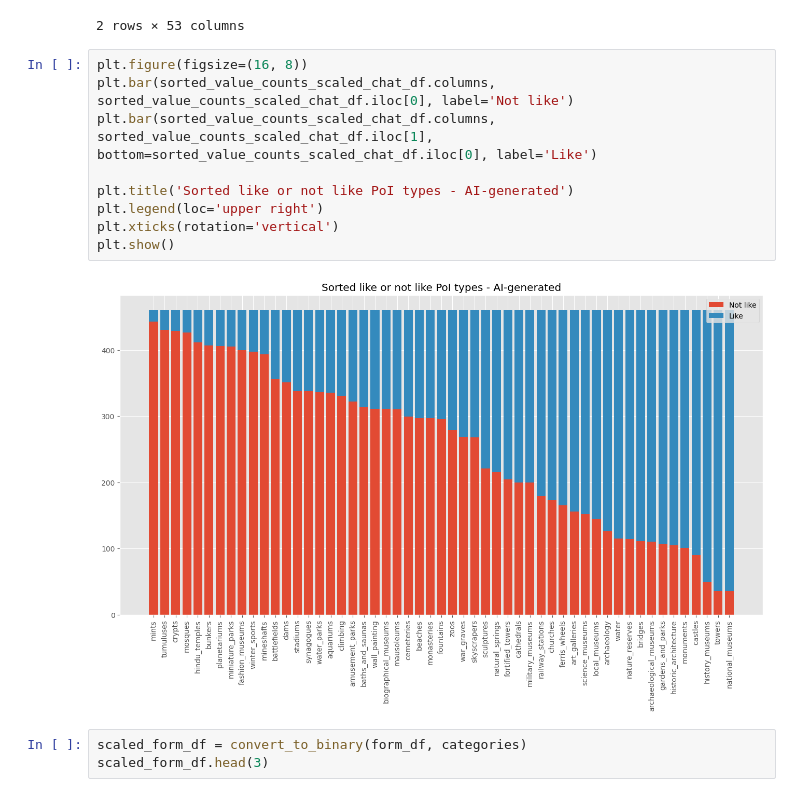
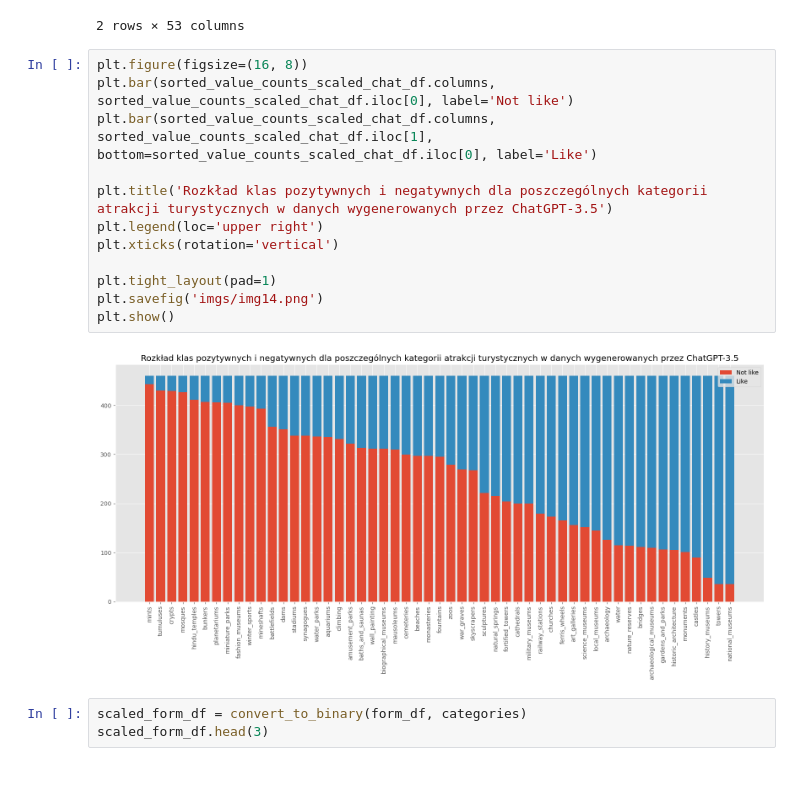
Before and after one commit to AndrzejStarzyk/WiBIT, a Jupyter notebook: text-operations/notebooks/eda.ipynb, the cells around one changed output. Cells and saved outputs as stored; diff of their text form.

```diff
--- a/text-operations/notebooks/eda.ipynb
+++ b/text-operations/notebooks/eda.ipynb
@@ -175,14 +245,17 @@ sorted_value_counts_scaled_chat_df
 # %%
 plt.figure(figsize=(16, 8))
 plt.bar(sorted_value_counts_scaled_chat_df.columns, sorted_value_counts_scaled_chat_df.iloc[0], label='Not like')
 plt.bar(sorted_value_counts_scaled_chat_df.columns, sorted_value_counts_scaled_chat_df.iloc[1], bottom=sorted_value_counts_scaled_chat_df.iloc[0], label='Like')
 
-plt.title('Sorted like or not like PoI types - AI-generated')
+plt.title('Rozkład klas pozytywnych i negatywnych dla poszczególnych kategorii atrakcji turystycznych w danych wygenerowanych przez ChatGPT-3.5')
 plt.legend(loc='upper right')
 plt.xticks(rotation='vertical')
+
+plt.tight_layout(pad=1)
+plt.savefig('imgs/img14.png')
 plt.show()
 # %% [output]
-[figure, old version]
+[figure, new version]
 # %%
 scaled_form_df = convert_to_binary(form_df, categories)
 scaled_form_df.head(3)
```
Also changed, not shown: parts of 17 cells of this notebook, 11 other files.
